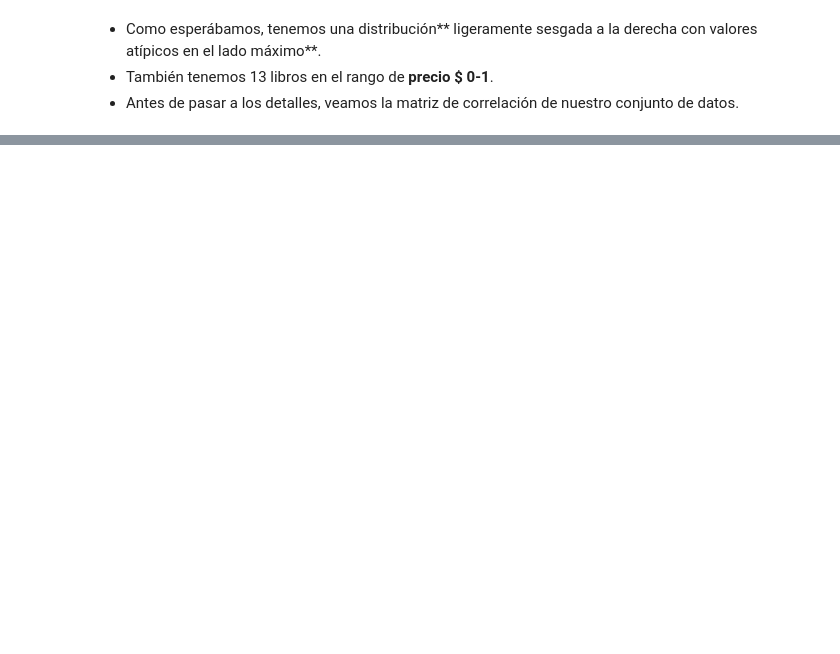
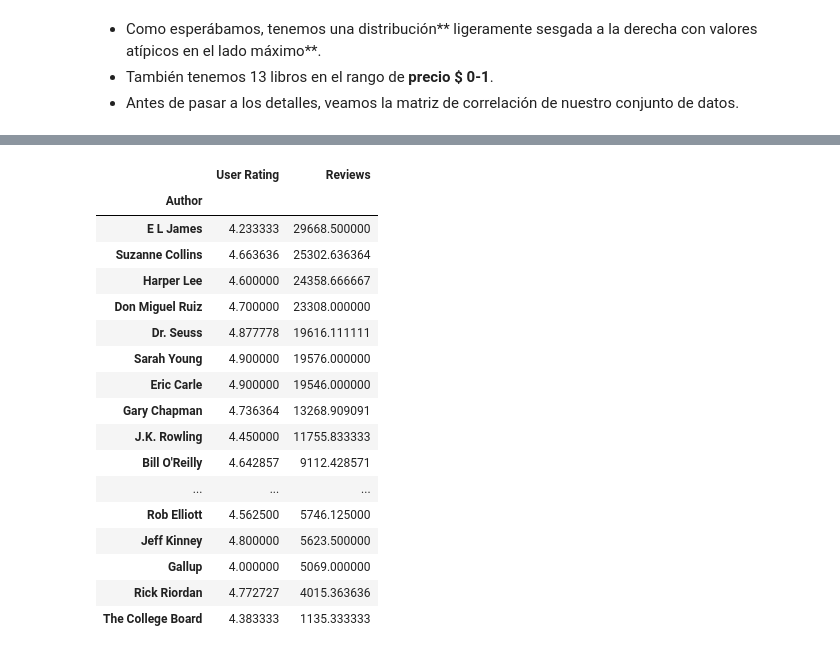
Before and after one commit to OscarABazanez/Analisis-de-Datos-de-Proyectos, a Jupyter notebook: analisis-libros-amazon.ipynb, the cells around one changed output, grey strips where cells are left out. Cells and saved outputs as stored; diff of their text form; code cells hidden in the pictures; blank space fills up the shorter version.

```diff
--- a/analisis-libros-amazon.ipynb
+++ b/analisis-libros-amazon.ipynb
@@ -204,0 +378,3 @@ fig.show()
+# %%
+top_author_25 = df['Author'].value_counts()[:20]
+top_author_25
@@ -204,0 +416,3 @@ fig.show()
+# %%
+top_25_authors_ratings = df[df['Author'].isin(top_author_25.index)][['Author','User Rating', 'Reviews']]
+top_25_authors_ratings
@@ -204,0 +433,22 @@ fig.show()
+# %%
+top_25_authors_ratings_grouped=top_25_authors_ratings.groupby('Author')[['User Rating','Reviews']].mean().sort_values('Reviews', ascending=False)
+top_25_authors_ratings_grouped
+# %% [output]
+|  | User Rating | Reviews |
+| Author |  |  |
+| E L James | 4.233333 | 29668.500000 |
+| Suzanne Collins | 4.663636 | 25302.636364 |
+| Harper Lee | 4.600000 | 24358.666667 |
+| Don Miguel Ruiz | 4.700000 | 23308.000000 |
+| Dr. Seuss | 4.877778 | 19616.111111 |
+| Sarah Young | 4.900000 | 19576.000000 |
+| Eric Carle | 4.900000 | 19546.000000 |
+| Gary Chapman | 4.736364 | 13268.909091 |
+| J.K. Rowling | 4.450000 | 11755.833333 |
+| Bill O'Reilly | 4.642857 | 9112.428571 |
+| ... | ... | ... |
+| Rob Elliott | 4.562500 | 5746.125000 |
+| Jeff Kinney | 4.800000 | 5623.500000 |
+| Gallup | 4.000000 | 5069.000000 |
+| Rick Riordan | 4.772727 | 4015.363636 |
+| The College Board | 4.383333 | 1135.333333 |
```
Also changed, not shown: parts of 37 cells of this notebook.
